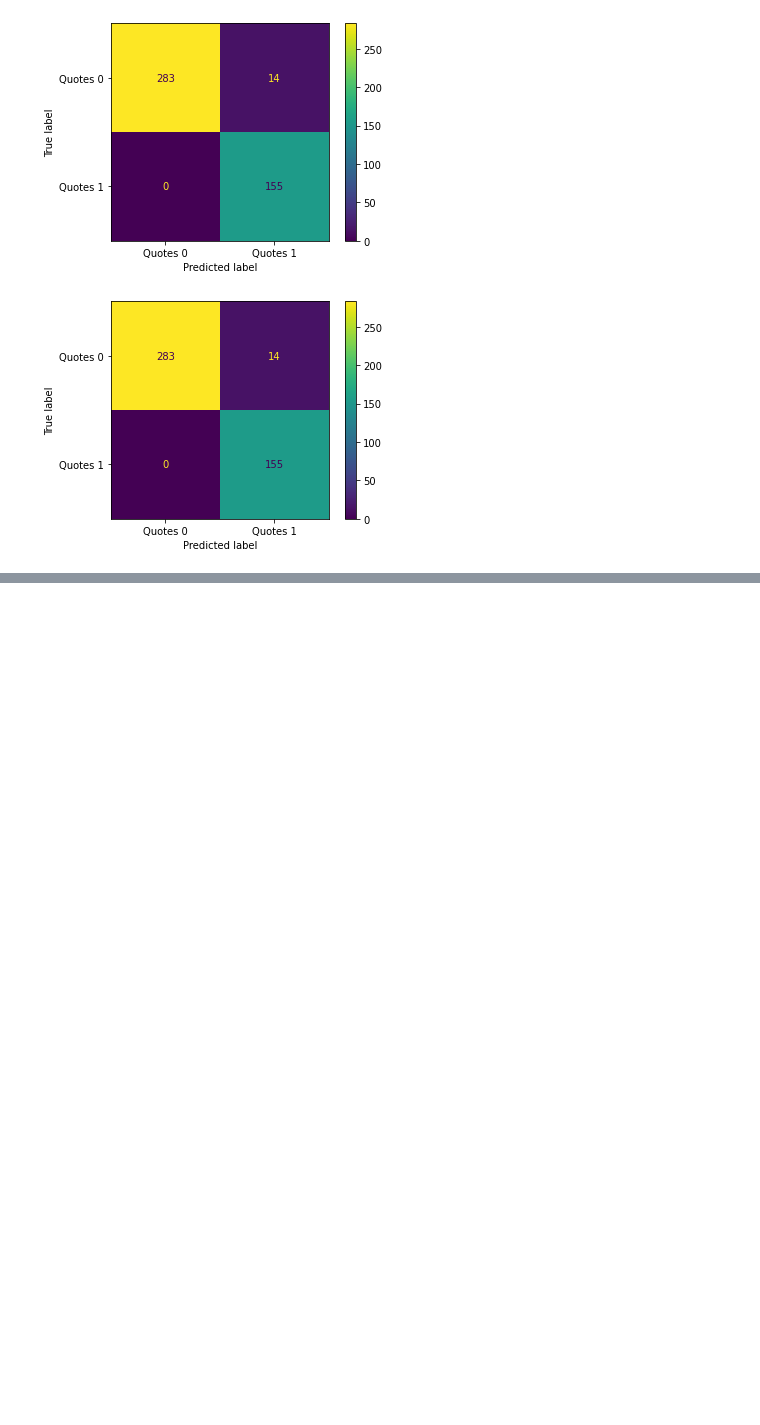
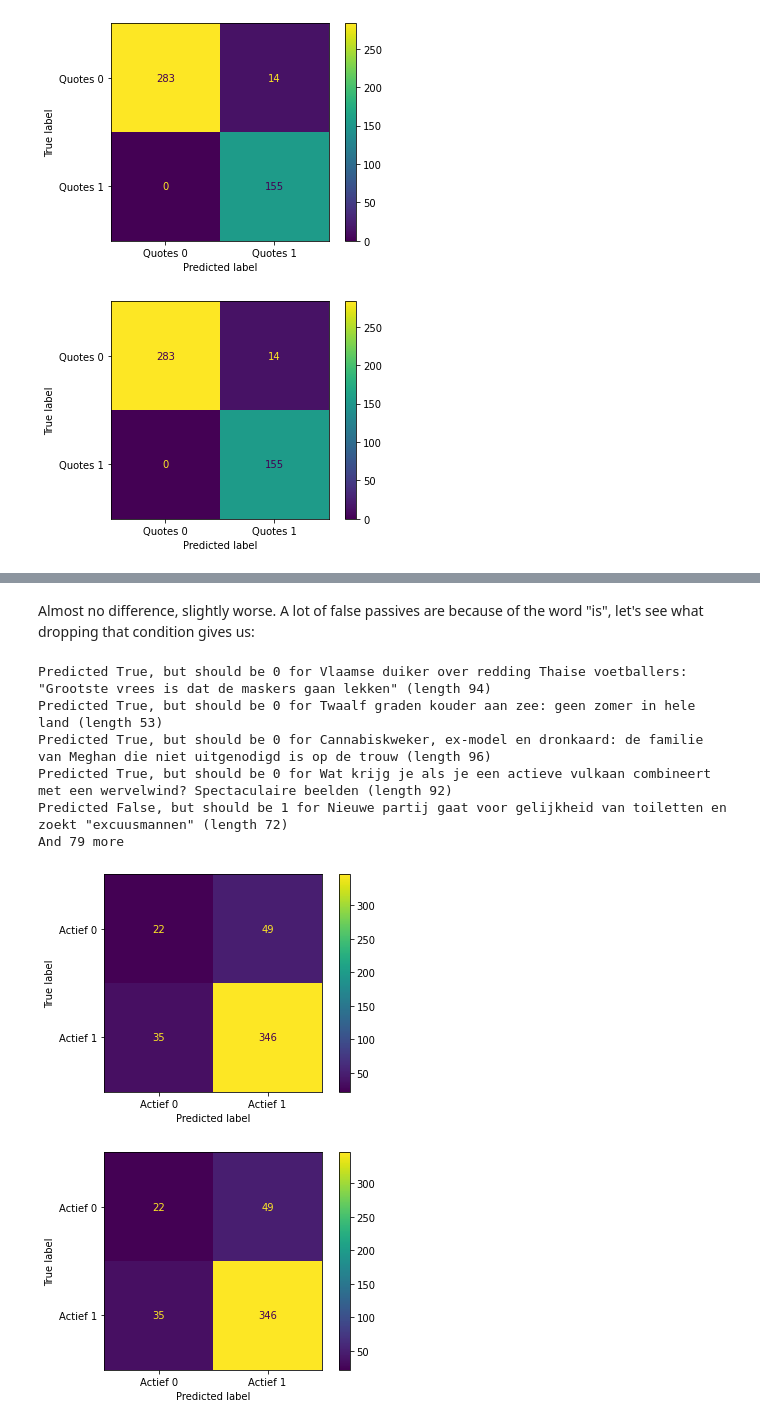
Before and after one commit to arnodeceuninck/news-headlines-research, a Jupyter notebook: 1 Label classification.ipynb, the cells around one changed output, grey strips where cells are left out. Drawn from its saved outputs; the diff is of its cells as text; code cells hidden in the pictures; blank space fills up the shorter version.

```diff
--- a/main.ipynb
+++ b/1 Label classification.ipynb
@@ -558,0 +685,24 @@ And 9 more
+# %% [markdown]
+Almost no difference, slightly worse. A lot of false passives are because of the word "is", let's see what dropping that condition gives us:
+# %%
+def is_active_no_is(headline):
+    # Check if any word in headline start with "ge"
+    for word in headline.split():
+        if (word.startswith("ge") or word.startswith("Ge")) and word.endswith("d"):
+            return False
+        if word == "door" or word == "Door":
+            return False
+        if "word" in word or word in ["ben", "bent"]: # Check for any form of the verb "worden"
+            return False
+    return True
+
+get_evaluation("Actief", is_active_no_is)
+# %% [output]
+Predicted True, but should be 0 for Vlaamse duiker over redding Thaise voetballers: "Grootste vrees is dat de maskers gaan lekken" (length 94)
+Predicted True, but should be 0 for Twaalf graden kouder aan zee: geen zomer in hele land (length 53)
+Predicted True, but should be 0 for Cannabiskweker, ex-model en dronkaard: de familie van Meghan die niet uitgenodigd is op de trouw (length 96)
+Predicted True, but should be 0 for Wat krijg je als je een actieve vulkaan combineert met een wervelwind? Spectaculaire beelden (length 92)
+Predicted False, but should be 1 for Nieuwe partij gaat voor gelijkheid van toiletten en zoekt "excuusmannen" (length 72)
+And 79 more
+[figure, added]
+[figure, added]
```
Also changed, not shown: parts of 18 cells of this notebook, 2 other files.
